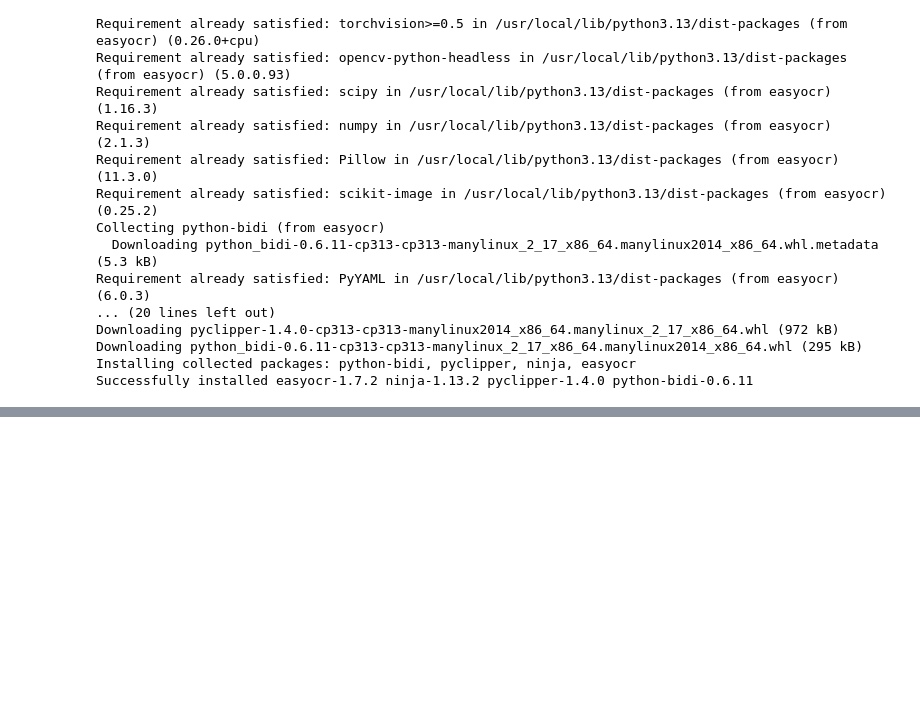
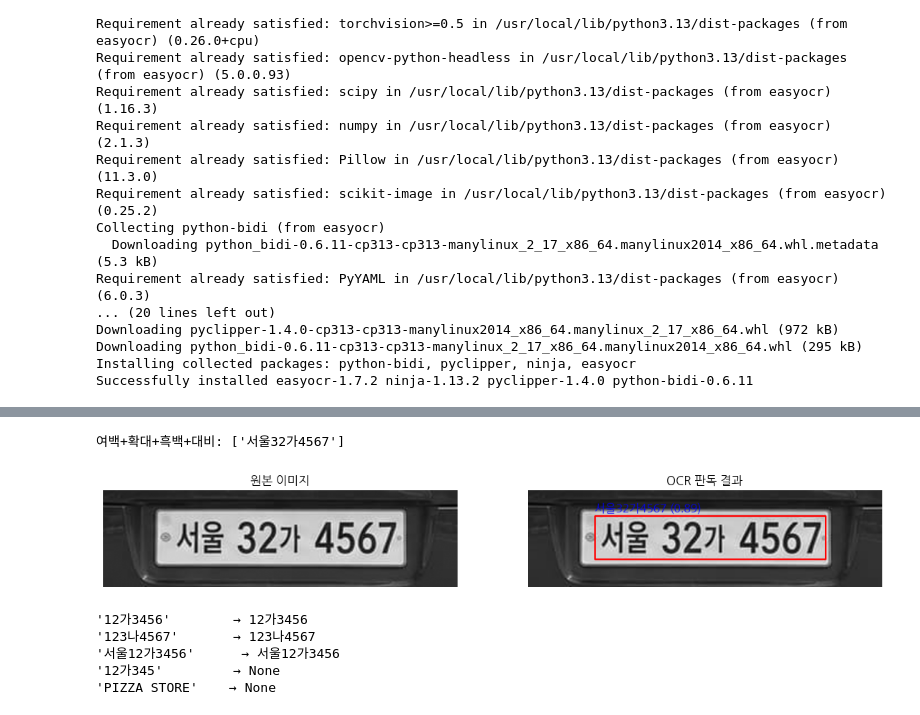
Before and after one commit to hjiwoong/DL, a Jupyter notebook: day12_practice2_YOLO_OCR_결합.ipynb, the cells around one changed output, grey strips where cells are left out. Drawn from its saved outputs; the diff is of its cells as text; code cells hidden in the pictures; blank space fills up the shorter version.

```diff
--- a/day12_practice2_YOLO_OCR_결합.ipynb
+++ b/day12_practice2_YOLO_OCR_결합.ipynb
@@ -150,0 +150,25 @@ YOLO 감지 박스: (652, 715, 896, 782) (신뢰도 0.45)
+# %%
+# 셀 4. 2단계 - 전처리: 확대 + 흑백 + 대비
+# resize(2배 확대) → grayscale(흑백) → autocontrast(대비 강화)
+pre = ImageOps.autocontrast(ImageOps.grayscale(padded.resize((padded.width * 2, padded.height * 2))))
+pre_results = ocr(pre, allowlist=ALLOW)
+print("여백+확대+흑백+대비:", [text for box, text, conf in pre_results])
+show_original_and_result(pre, pre_results)
+# %% [output]
+여백+확대+흑백+대비: ['서울32가4567']
+[figure, added]
+# %%
+# 셀 5. 3단계 - 후처리: 형식 검증 (정규식)
+PLATE_PATTERN = re.compile(r"(?:[가-힣]{2}\s?)?\d{2,3}\s?[가-힣]\s?\d{4}") # (?:...)? =있어도 되고 없어도 됨, \s? =공백, \d{4} =숫자4자리
+def validate_plate(text):
+  m = PLATE_PATTERN.search(text.strip())
+  return m.group().replace(" ", "") if m else None
+
+for raw in ["12가3456", "123나4567", "서울12가3456", "12가345", "PIZZA STORE"]:
+  print(f"{raw!r:16s} → {validate_plate(raw)}")
+# %% [output]
+'12가3456'        → 12가3456
+'123나4567'       → 123나4567
+'서울12가3456'      → 서울12가3456
+'12가345'         → None
+'PIZZA STORE'    → None
```
Also changed, not shown: parts of 13 cells of this notebook.
